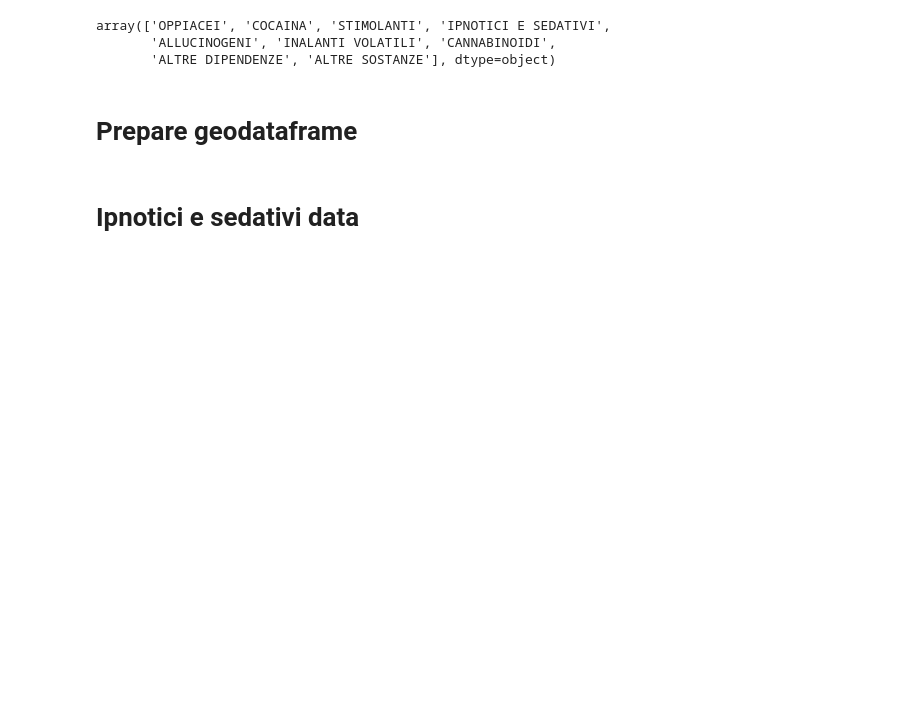
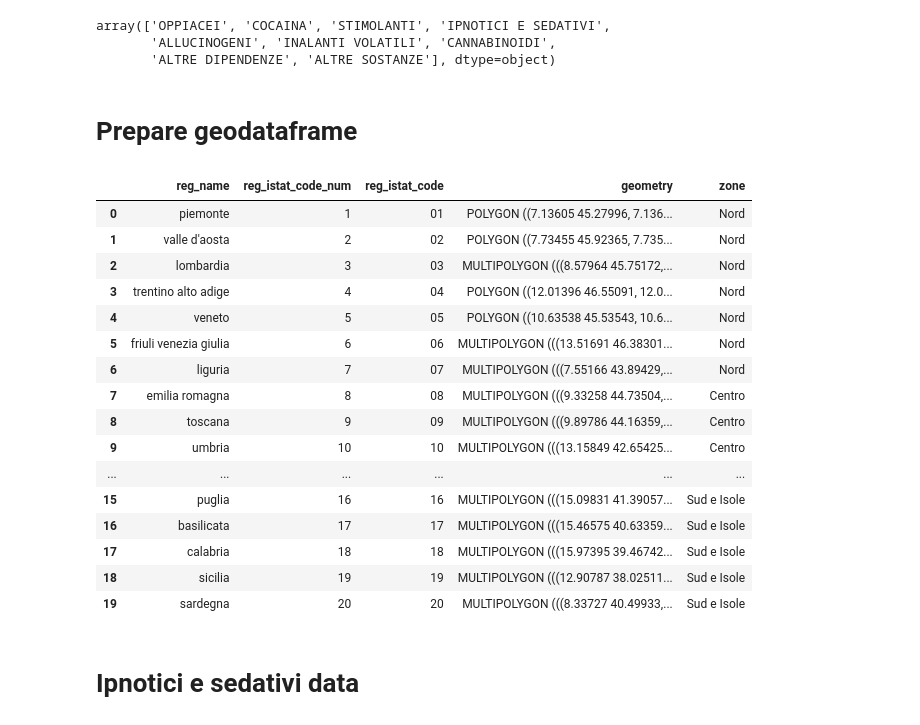
Before and after one commit to armandoschianodicola/italy-stats, a Jupyter notebook: 4/main.ipynb, the cells around one changed output. Drawn from its saved outputs; the diff is of its cells as text; code cells hidden in the pictures; blank space fills up the shorter version.

```diff
--- a/4/main.ipynb
+++ b/4/main.ipynb
@@ -89,6 +89,26 @@ if not os.path.exists("regions_df.pkl"):
     %run ../dataframes/regions_gdf.ipynb -i
 # %%
 regions_df = pd.read_pickle("regions_df.pkl")
+# %%
+regions_df
+# %% [output]
+|  | reg_name | reg_istat_code_num | reg_istat_code | geometry | zone |
+| 0 | piemonte | 1 | 01 | POLYGON ((7.13605 45.27996, 7.136... | Nord |
+| 1 | valle d'aosta | 2 | 02 | POLYGON ((7.73455 45.92365, 7.735... | Nord |
+| 2 | lombardia | 3 | 03 | MULTIPOLYGON (((8.57964 45.75172,... | Nord |
+| 3 | trentino alto adige | 4 | 04 | POLYGON ((12.01396 46.55091, 12.0... | Nord |
+| 4 | veneto | 5 | 05 | POLYGON ((10.63538 45.53543, 10.6... | Nord |
+| 5 | friuli venezia giulia | 6 | 06 | MULTIPOLYGON (((13.51691 46.38301... | Nord |
+| 6 | liguria | 7 | 07 | MULTIPOLYGON (((7.55166 43.89429,... | Nord |
+| 7 | emilia romagna | 8 | 08 | MULTIPOLYGON (((9.33258 44.73504,... | Centro |
+| 8 | toscana | 9 | 09 | MULTIPOLYGON (((9.89786 44.16359,... | Centro |
+| 9 | umbria | 10 | 10 | MULTIPOLYGON (((13.15849 42.65425... | Centro |
+| ... | ... | ... | ... | ... | ... |
+| 15 | puglia | 16 | 16 | MULTIPOLYGON (((15.09831 41.39057... | Sud e Isole |
+| 16 | basilicata | 17 | 17 | MULTIPOLYGON (((15.46575 40.63359... | Sud e Isole |
+| 17 | calabria | 18 | 18 | MULTIPOLYGON (((15.97395 39.46742... | Sud e Isole |
+| 18 | sicilia | 19 | 19 | MULTIPOLYGON (((12.90787 38.02511... | Sud e Isole |
+| 19 | sardegna | 20 | 20 | MULTIPOLYGON (((8.33727 40.49933,... | Sud e Isole |
 # %% [markdown]
 # Ipnotici e sedativi data
 # %%
```
